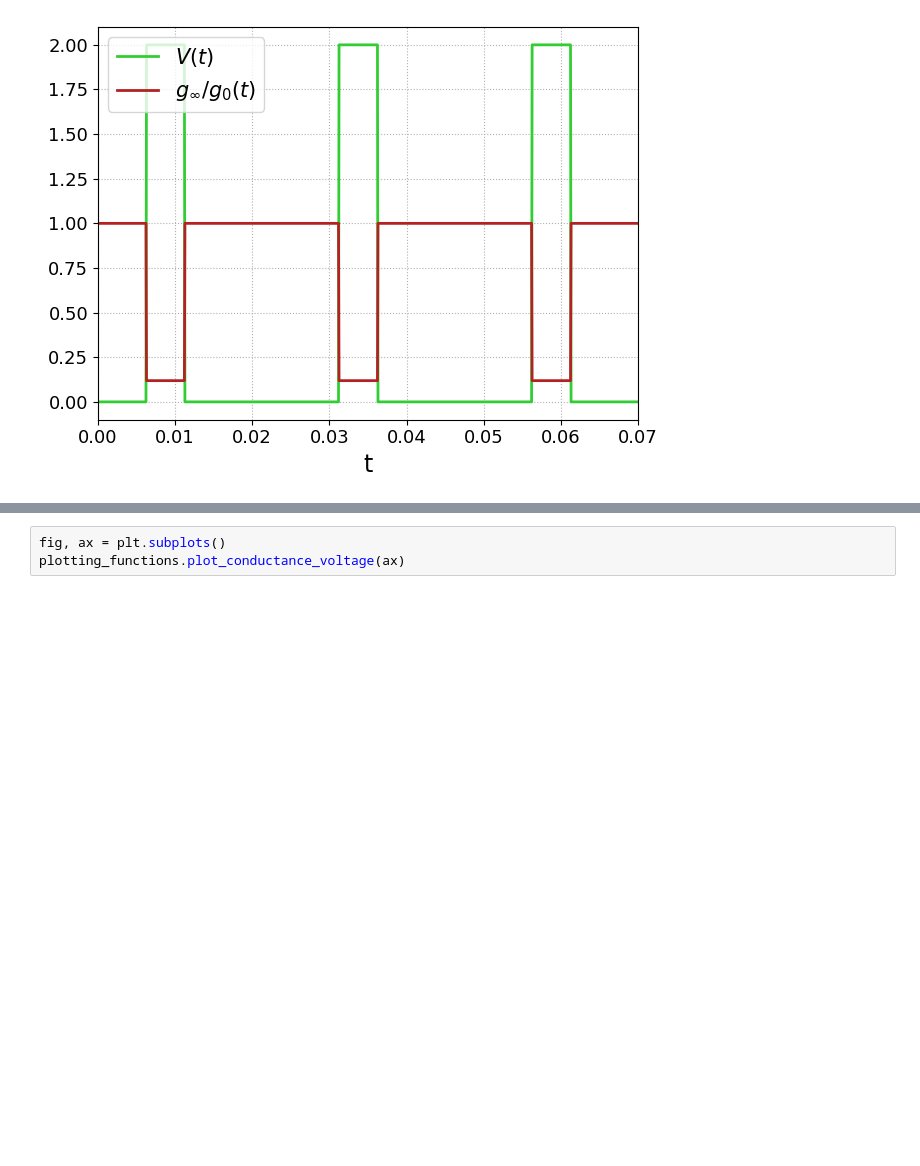
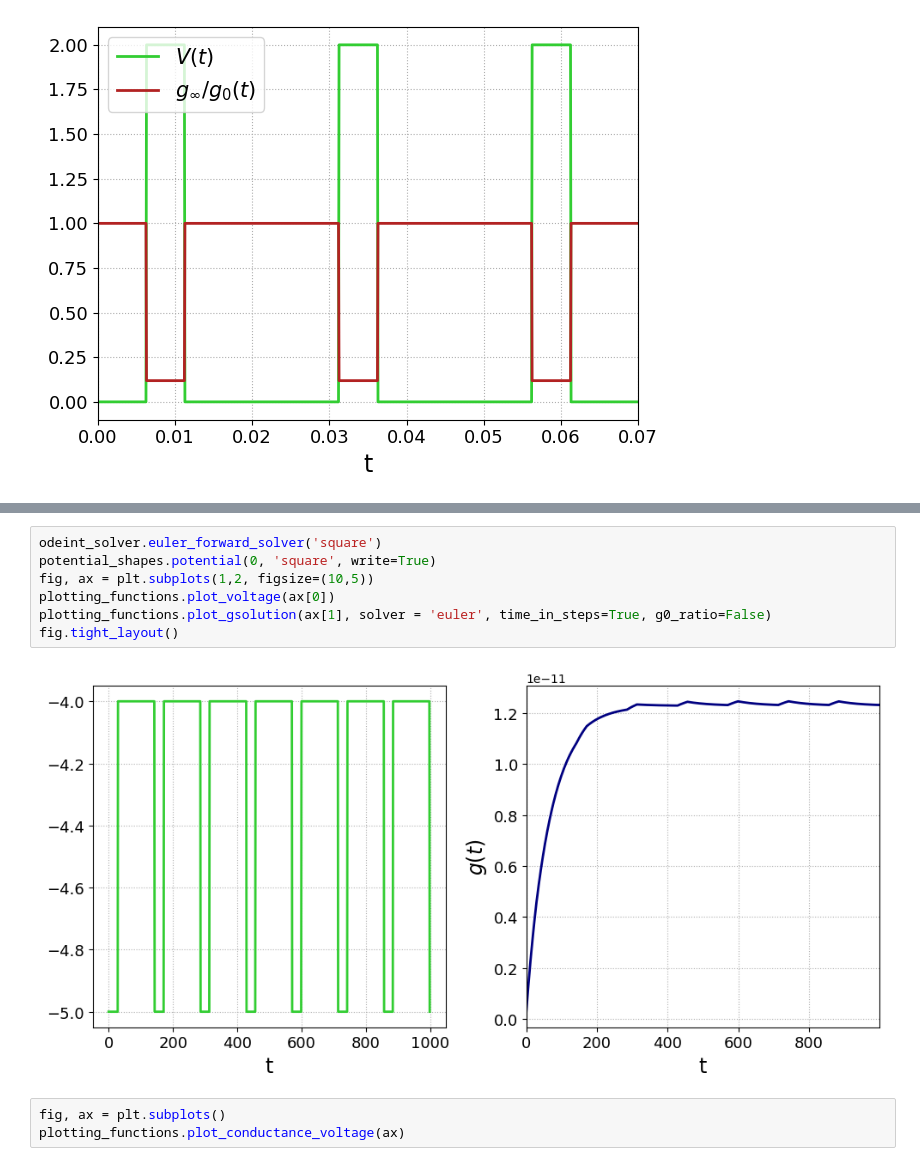
Before and after one commit to nicagali/Ionic_Channels, a Jupyter notebook: notes/trainable_network.ipynb, the cells around one changed output, grey strips where cells are left out. Saved outputs shown, nothing was run; the diff lists cells and outputs as text; blank space fills up the shorter version.

```diff
--- a/notes/trainable_network.ipynb
+++ b/notes/trainable_network.ipynb
@@ -54,3 +57,12 @@ print(g_0)
+# %%
+odeint_solver.euler_forward_solver('square')
+potential_shapes.potential(0, 'square', write=True)
+fig, ax = plt.subplots(1,2, figsize=(10,5))
+plotting_functions.plot_voltage(ax[0])
+plotting_functions.plot_gsolution(ax[1], solver = 'euler', time_in_steps=True, g0_ratio=False)
+fig.tight_layout()
+# %% [output]
+[figure, added]
 # %%
 fig, ax = plt.subplots()
 plotting_functions.plot_conductance_voltage(ax)
```
Also changed, not shown: parts of 3 cells of this notebook, 10 other files.
